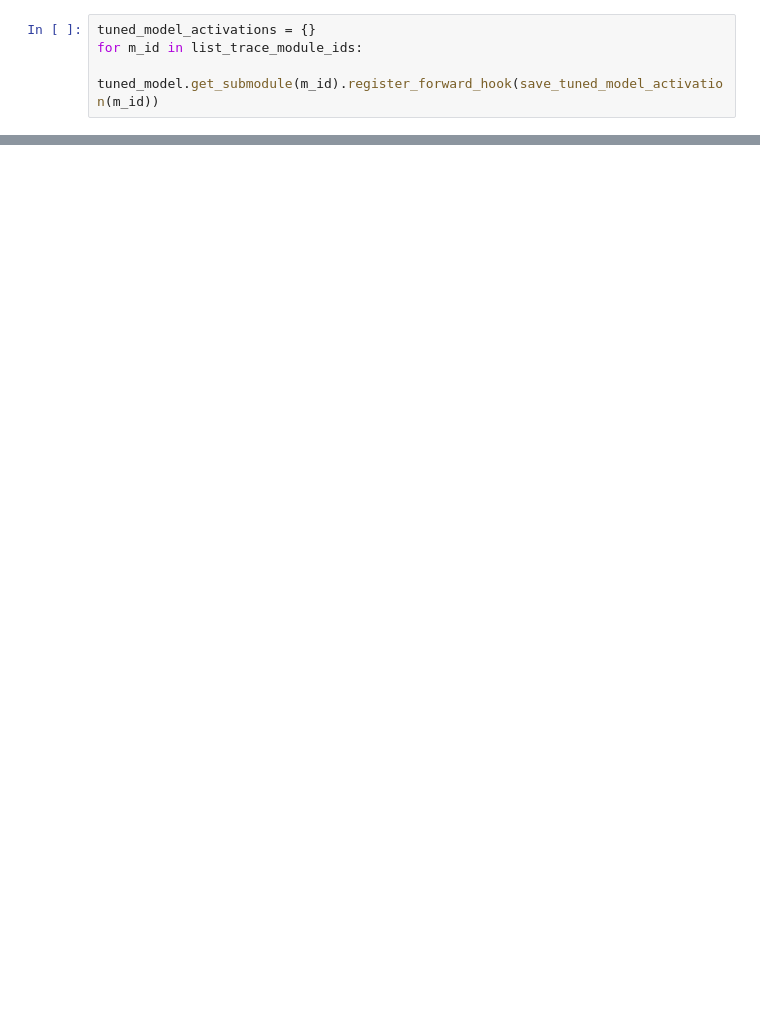
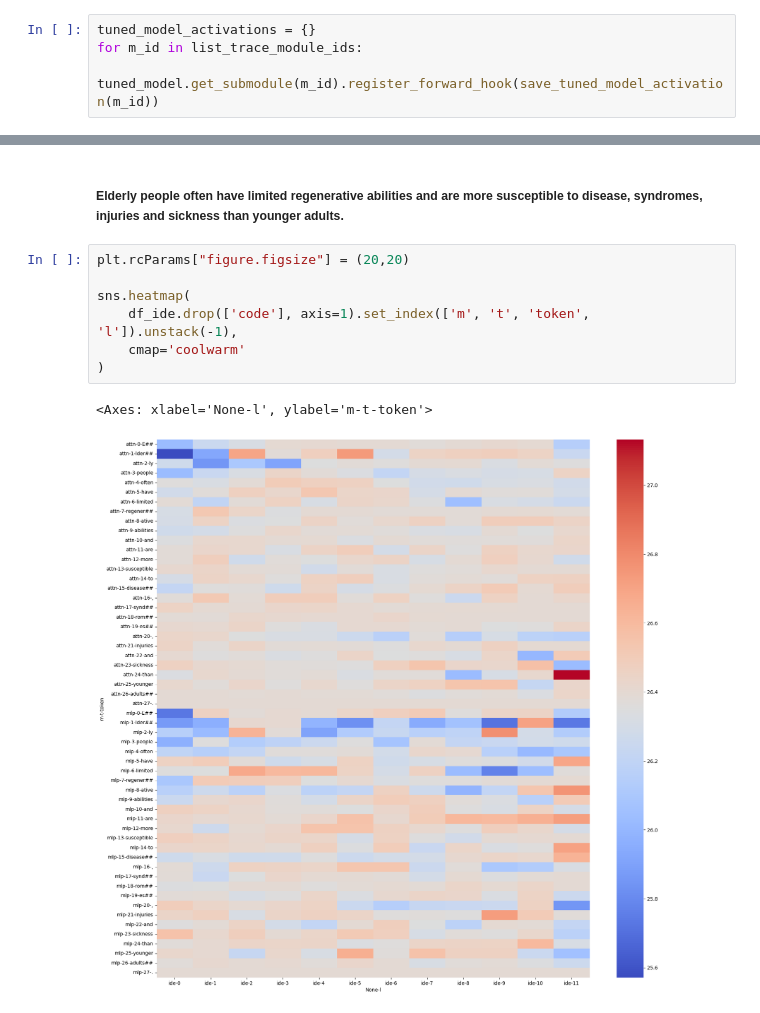
Before and after one commit to joonable/domain_adaptation_m2d2, a Jupyter notebook: 230518_causal_tracing_v1.ipynb, the cells around one changed output, grey strips where cells are left out. Saved outputs shown, nothing was run; the diff lists cells and outputs as text; blank space fills up the shorter version.

```diff
--- a/230518_causal_tracing_v1.ipynb
+++ b/230518_causal_tracing_v1.ipynb
@@ -401,0 +194,12 @@ outputs['past_key_values'][0]
+# %% [markdown]
+##### Elderly people often have limited regenerative abilities and are more susceptible to disease, syndromes, injuries and sickness than younger adults.
+# %%
+plt.rcParams["figure.figsize"] = (20,20)
+
+sns.heatmap(
+    df_ide.drop(['code'], axis=1).set_index(['m', 't', 'token', 'l']).unstack(-1),
+    cmap='coolwarm'
+)
+# %% [output]
+<Axes: xlabel='None-l', ylabel='m-t-token'>
+[figure, added]
```
Also changed, not shown: parts of 79 cells of this notebook.
